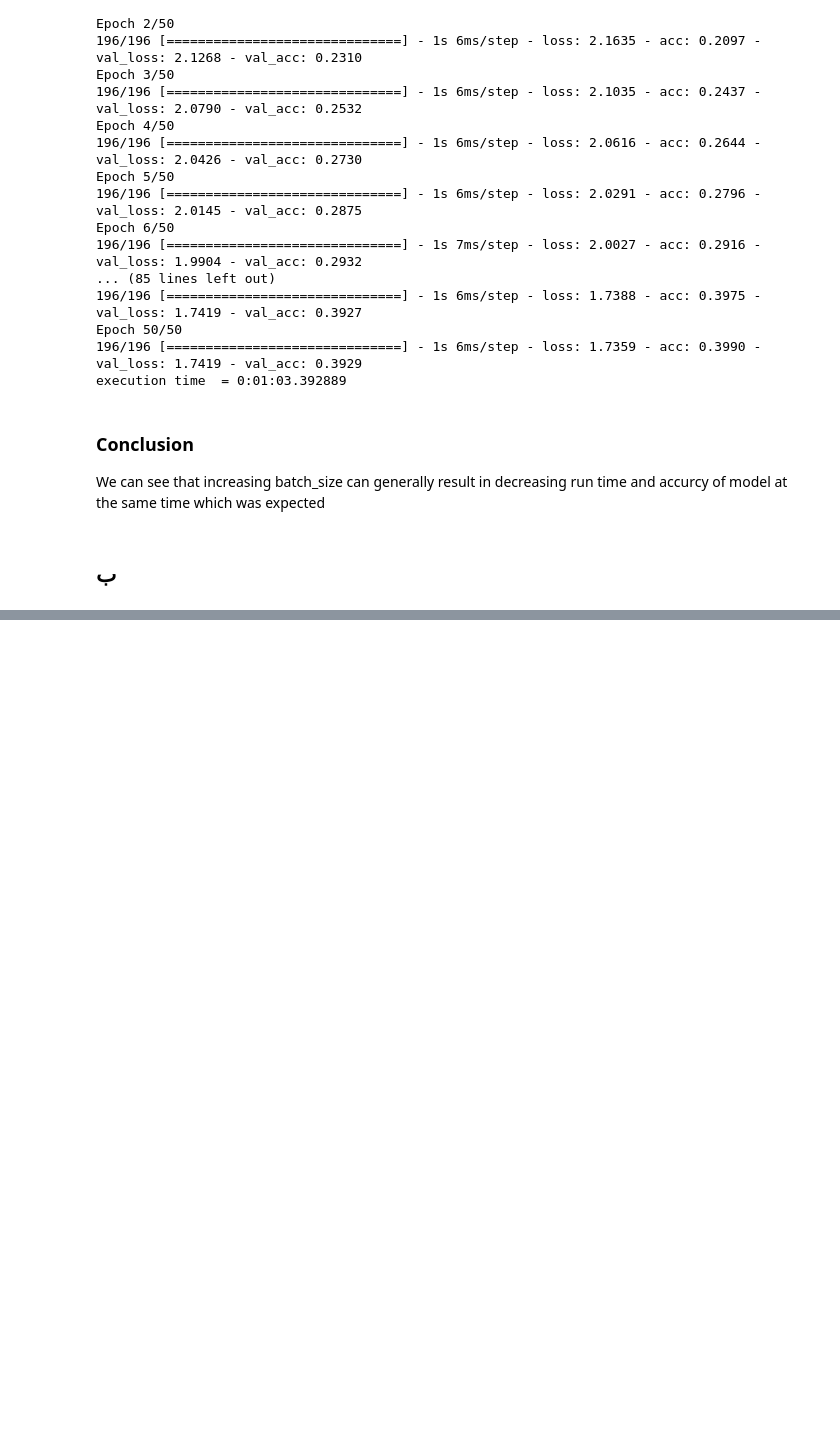
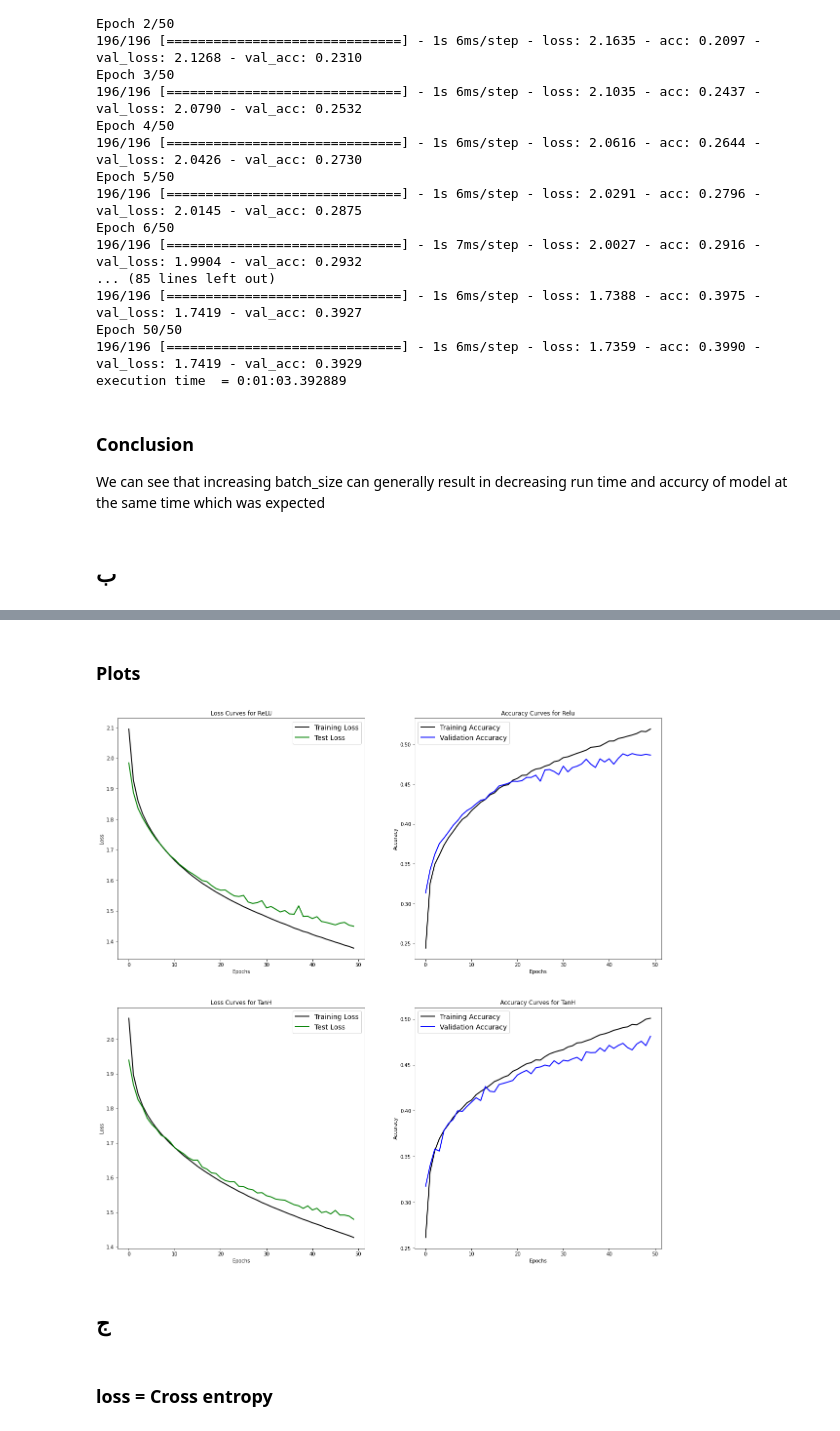
Before and after one commit to mahyarjn/Deep_Learning_Ai, a Jupyter notebook: HW2/Question1/Q1.ipynb, the cells around one changed output, grey strips where cells are left out. Cells and saved outputs as stored; diff of their text form; code cells hidden in the pictures; blank space fills up the shorter version.

```diff
--- a/HW2/Question1/Q1.ipynb
+++ b/HW2/Question1/Q1.ipynb
@@ -300,0 +470,34 @@ We can see that increasing batch_size can generally result in decreasing run tim
+# %% [markdown]
+### Plots
+# %%
+fig, ax = plt.subplots(nrows = 2, ncols = 2,figsize = (20, 20))
+ax[0][0].plot(history.history['loss'], 'black', linewidth=2.0)
+ax[0][0].plot(history.history['val_loss'], 'green', linewidth=2.0)
+ax[0][0].legend(['Training Loss', 'Test Loss'], fontsize=14)
+ax[0][0].set(xlabel= 'Epochs'
+            , ylabel= 'Loss'
+            , title= 'Loss Curves for ReLU');
+ax[1][0].plot(history2.history['loss'], 'black', linewidth=2.0)
+ax[1][0].plot(history2.history['val_loss'], 'green', linewidth=2.0)
+ax[1][0].legend(['Training Loss', 'Test Loss'], fontsize=14)
+ax[1][0].set(xlabel= 'Epochs'
+            , ylabel= 'Loss'
+            , title= 'Loss Curves for TanH');
+ax[0][1].plot(history.history['acc'], 'black', linewidth=2.0)
+ax[0][1].plot(history.history['val_acc'], 'blue', linewidth=2.0)
+ax[0][1].legend(['Training Accuracy', 'Validation Accuracy'], fontsize=14)
+ax[0][1].set(xlabel='Epochs'
+            , ylabel='Accuracy'
+            , title= 'Accuracy Curves for Relu');
+ax[1][1].plot(history2.history['acc'], 'black', linewidth=2.0)
+ax[1][1].plot(history2.history['val_acc'], 'blue', linewidth=2.0)
+ax[1][1].legend(['Training Accuracy', 'Validation Accuracy'], fontsize=14)
+ax[1][1].set(xlabel='Epochs'
+            , ylabel='Accuracy'
+            , title= 'Accuracy Curves for TanH');
+# %% [output]
+[figure, added]
+# %% [markdown]
+## ج
+# %% [markdown]
+### loss = Cross entropy
```
Also changed, not shown: parts of 92 cells of this notebook, 2 other files.
